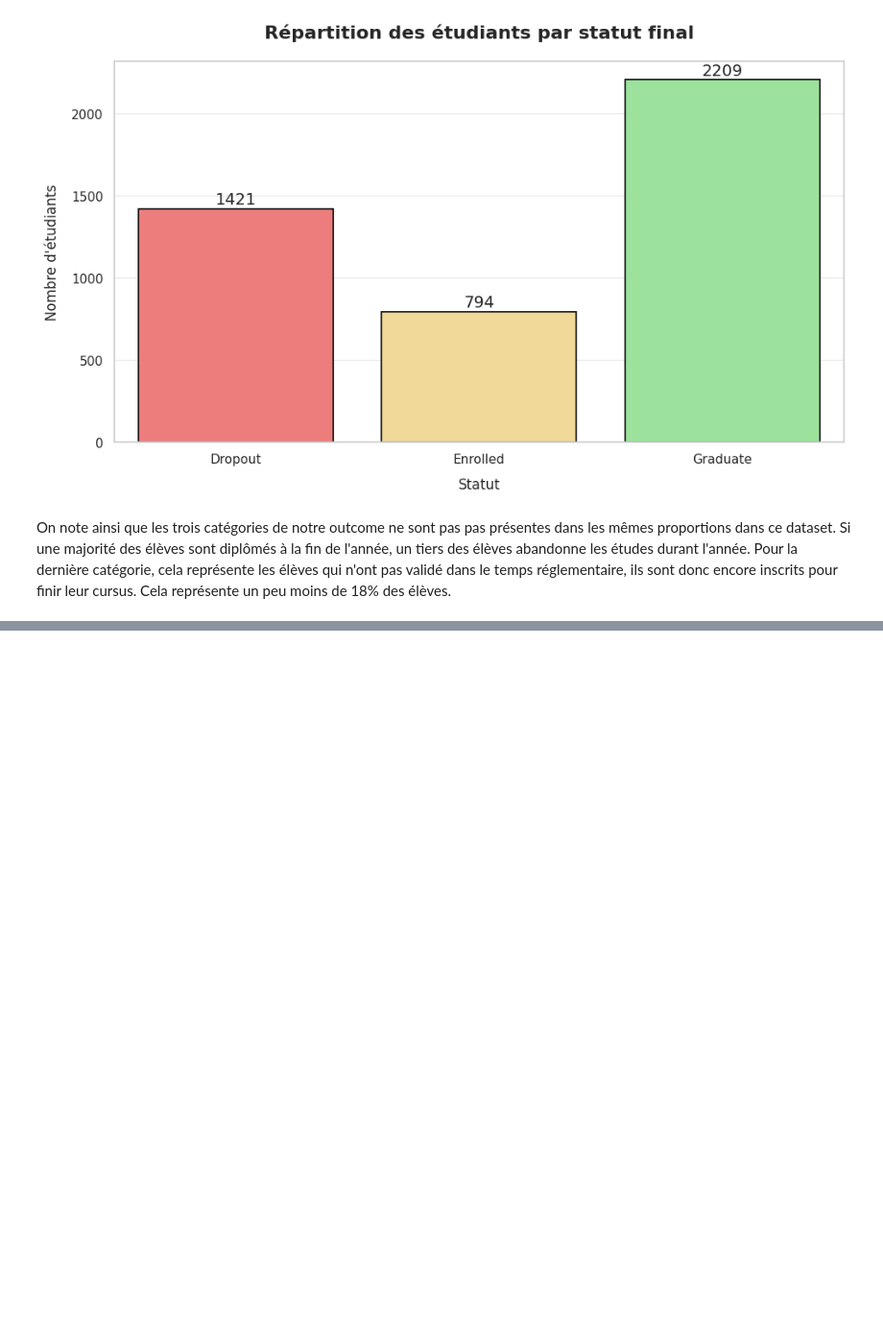
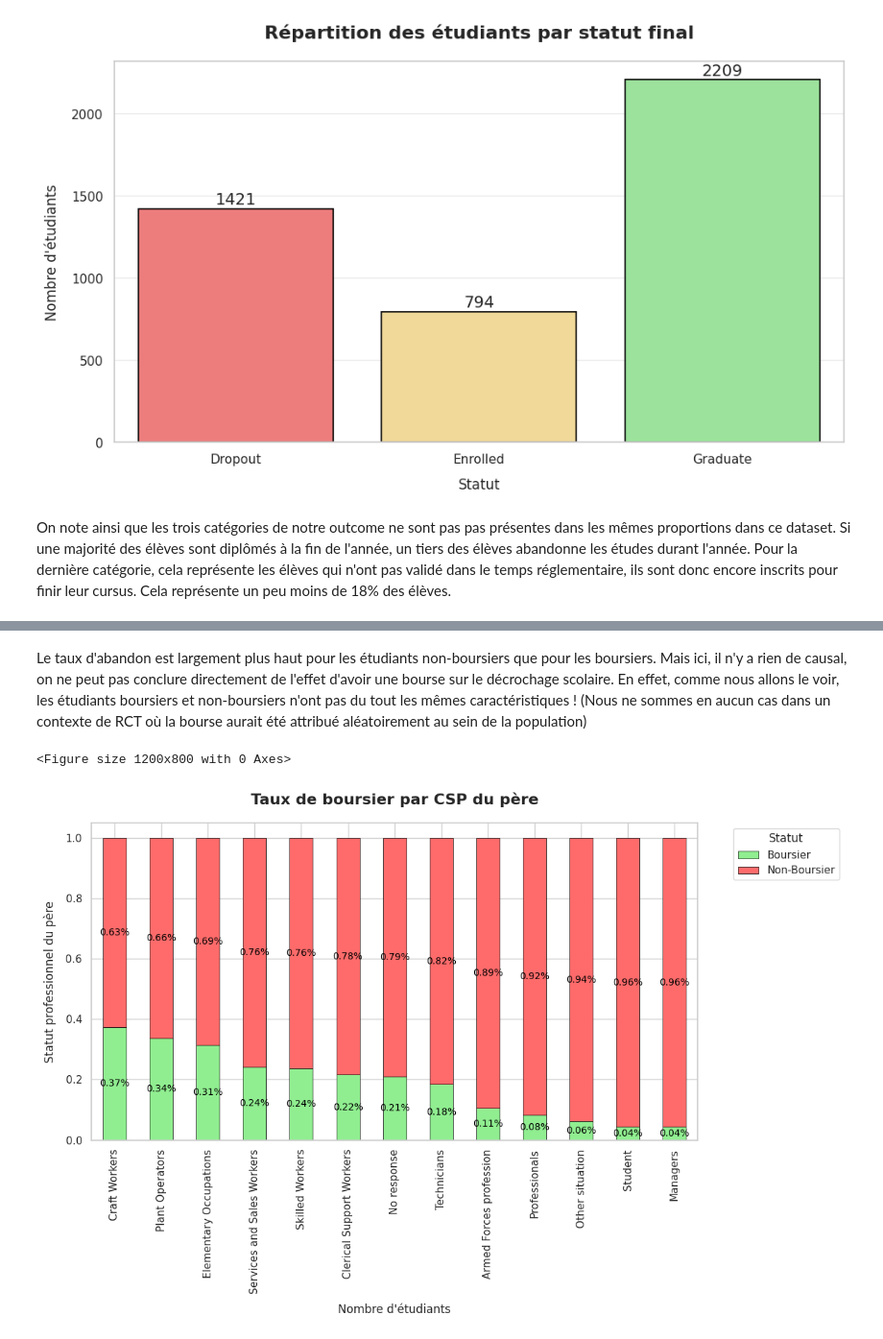
Before and after one commit to gabrielorsatti/Machine-Learning-for-Econometrics, a Jupyter notebook: main.ipynb, the cells around one changed output, grey strips where cells are left out. Shown at 96% size. Cells and saved outputs as stored; diff of their text form; code cells hidden in the pictures; blank space fills up the shorter version.

```diff
--- a/main.ipynb
+++ b/main.ipynb
@@ -351,0 +476,29 @@ En revanche, certaines études semblent plus "simples" que d'autres. Par exemple
+# %% [markdown]
+Le taux d'abandon est largement plus haut pour les étudiants non-boursiers que pour les boursiers. Mais ici, il n'y a rien de causal, on ne peut pas conclure directement de l'effet d'avoir une bourse sur le décrochage scolaire. En effet, comme nous allons le voir, les étudiants boursiers et non-boursiers n'ont pas du tout les mêmes caractéristiques ! (Nous ne sommes en aucun cas dans un contexte de RCT où la bourse aurait été attribué aléatoirement au sein de la population)
+# %%
+cross_tab = pd.crosstab(data_propre['Father_occupation_sector'], data_propre['Scholarship holder'])
+cross_tab = cross_tab.div(cross_tab.sum(axis=1), axis=0)
+cross_tab = cross_tab.sort_values(by = 'Non-Boursier')
+
+
+
+sns.set_theme(style="whitegrid")
+plt.rcParams['figure.figsize'] = (12, 8)
+
+plt.figure(figsize=(12, 8))
+ax = cross_tab.plot(kind='bar', stacked=True, color=[couleurs['Boursier'], couleurs['Non-boursier']], edgecolor='black', linewidth=0.5)
+
+plt.title("Taux de boursier par CSP du père", fontsize=16, pad=20, weight='bold')
+plt.xlabel("Nombre d'étudiants", fontsize=12, labelpad=10)
+plt.ylabel("Statut professionnel du père", fontsize=12, labelpad=10)
+
+plt.legend(title='Statut', bbox_to_anchor=(1.05, 1), loc='upper left')
+
+for container in ax.containers:
+    ax.bar_label(container, label_type='center', fmt='%.2f%%', padding=0, fontsize=10, color='black')
+
+plt.tight_layout()
+plt.show()
+# %% [output]
+<Figure size 1200x800 with 0 Axes>
+[figure, added]
```
Also changed, not shown: parts of 12 cells of this notebook.
